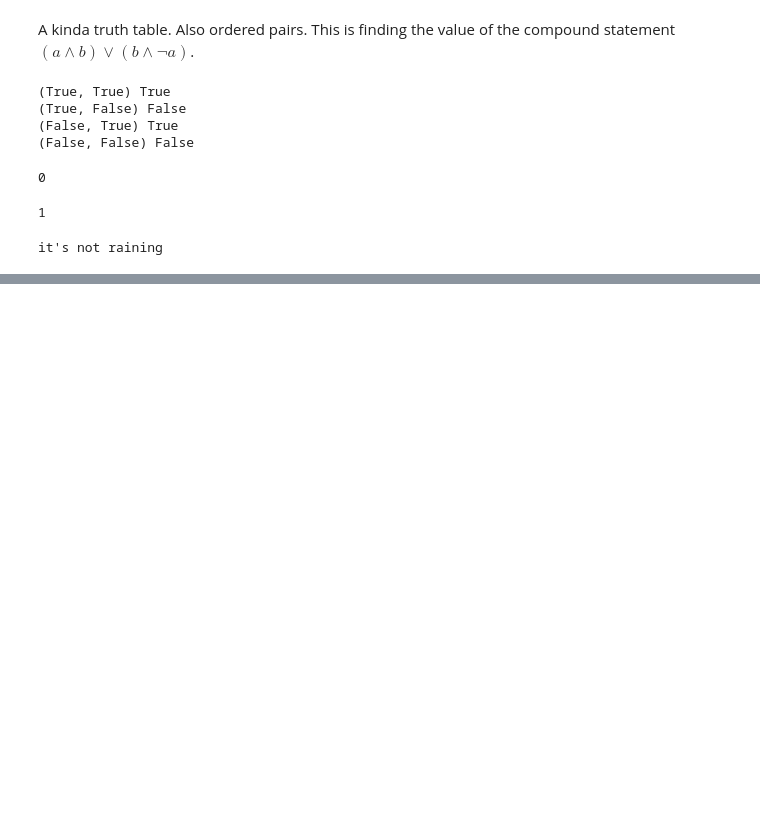
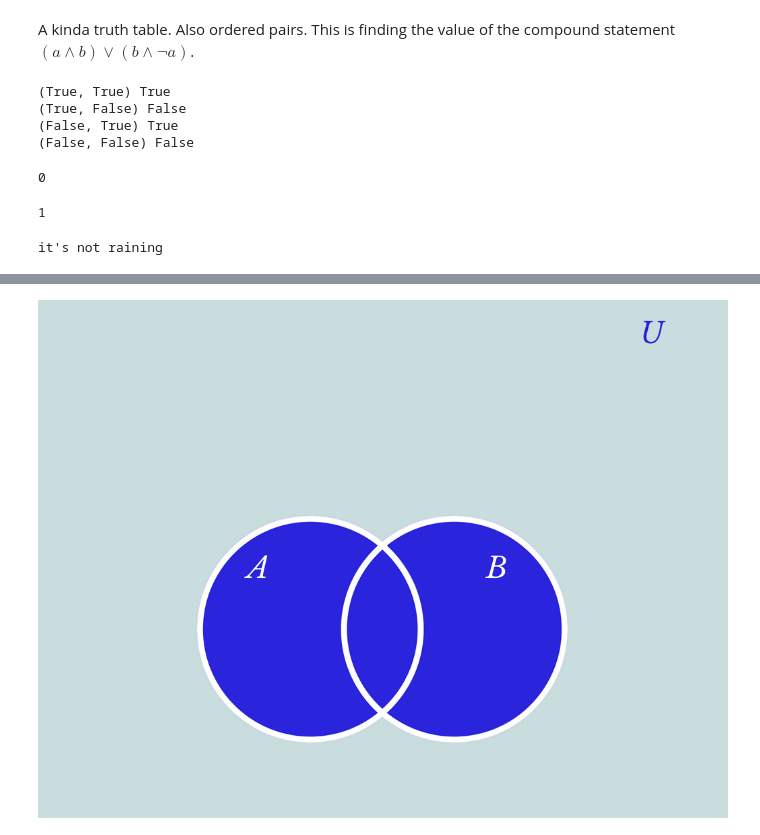
Before and after one commit to naronald/jupyter-test, a Jupyter notebook: Untitled2.ipynb, the cells around one changed output, grey strips where cells are left out. Saved outputs shown, nothing was run; the diff lists cells and outputs as text; code cells hidden in the pictures; blank space fills up the shorter version.

Commit message:
image

```diff
--- a/Untitled2.ipynb
+++ b/Untitled2.ipynb
@@ -65,0 +82,5 @@ it's not raining
+# %%
+from IPython.display import Image
+Image(filename='test.png')
+# %% [output]
+[figure, added]
```
Also changed, not shown: parts of 3 cells of this notebook, 1 other file.
